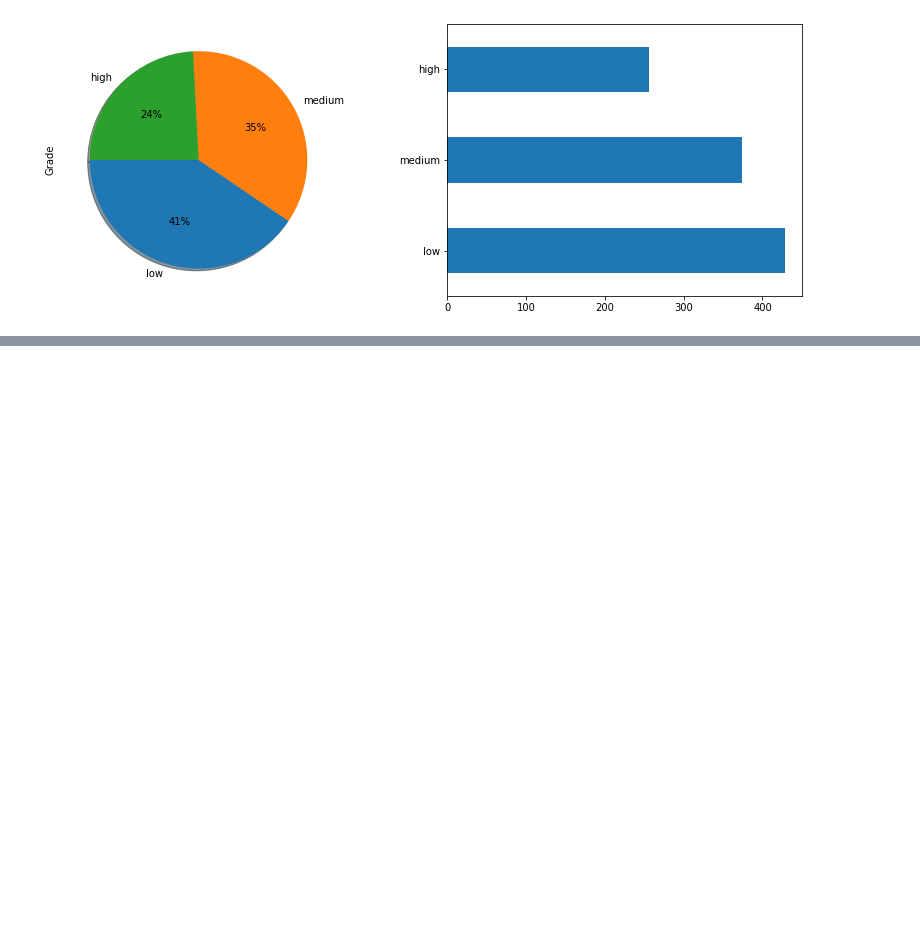
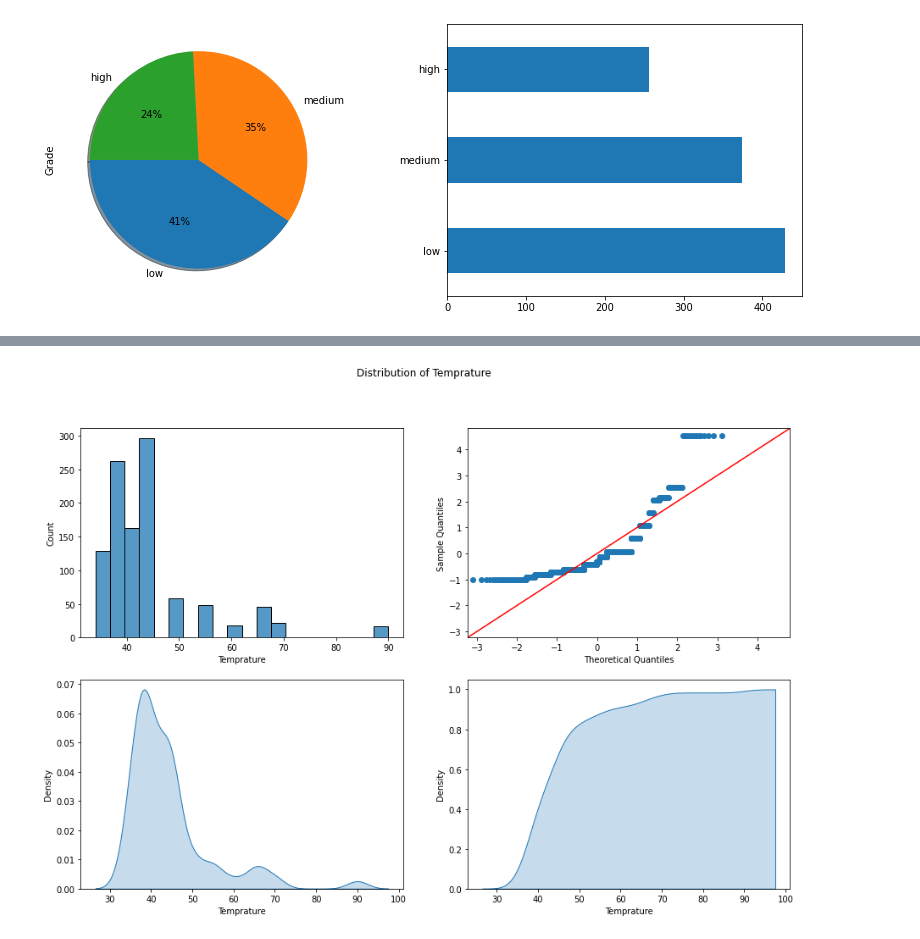
Before and after one commit to Prakashdeveloper03/Milk-Quality-Prediction, a Jupyter notebook: notebook/analysis.ipynb, the cells around one changed output, grey strips where cells are left out. Drawn from its saved outputs; the diff is of its cells as text; code cells hidden in the pictures; blank space fills up the shorter version.

```diff
--- a/notebook/analysis.ipynb
+++ b/notebook/analysis.ipynb
@@ -201,0 +208,4 @@ plt.show()  # shows the plot
+# %%
+plot_distribution("Temprature")
+# %% [output]
+[figure, added]
```
Also changed, not shown: parts of 3 cells of this notebook.
